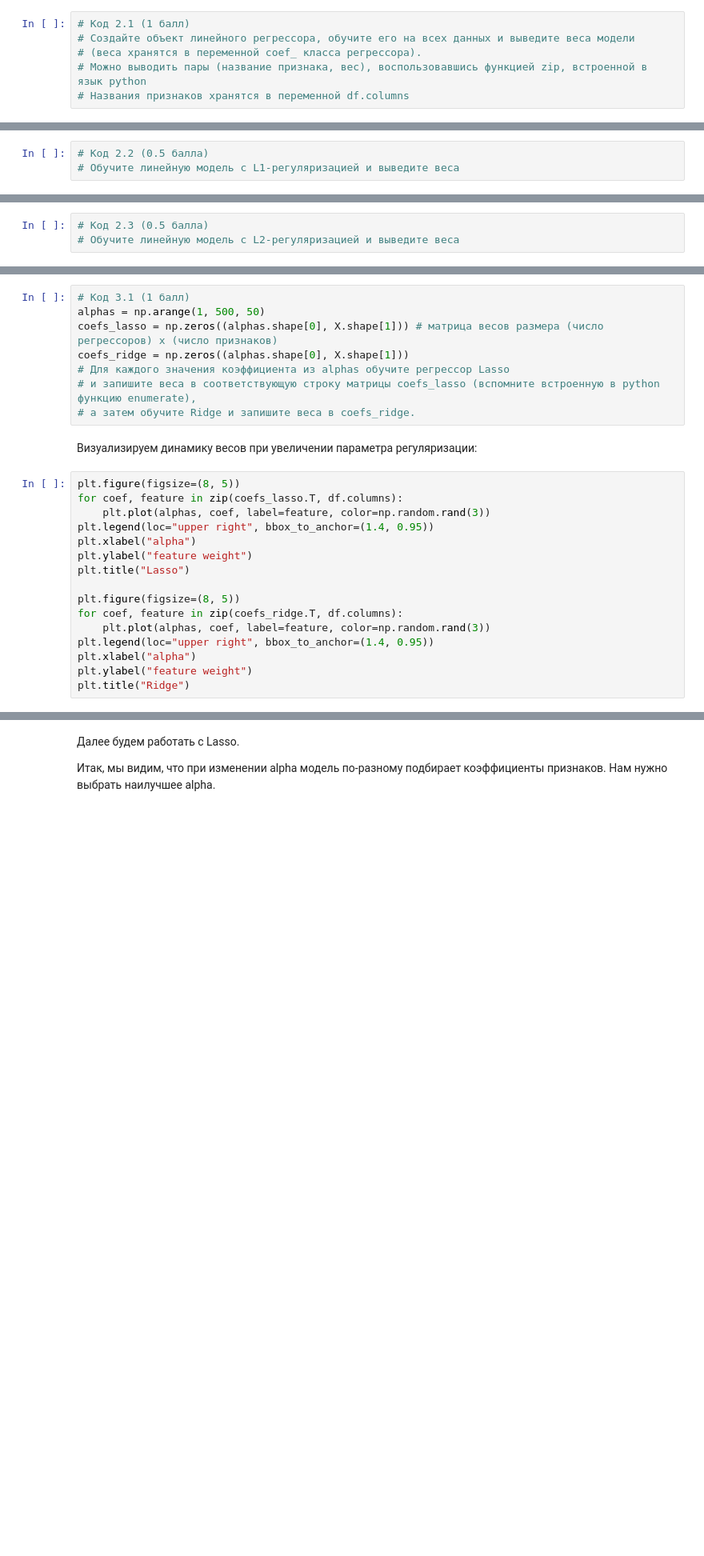
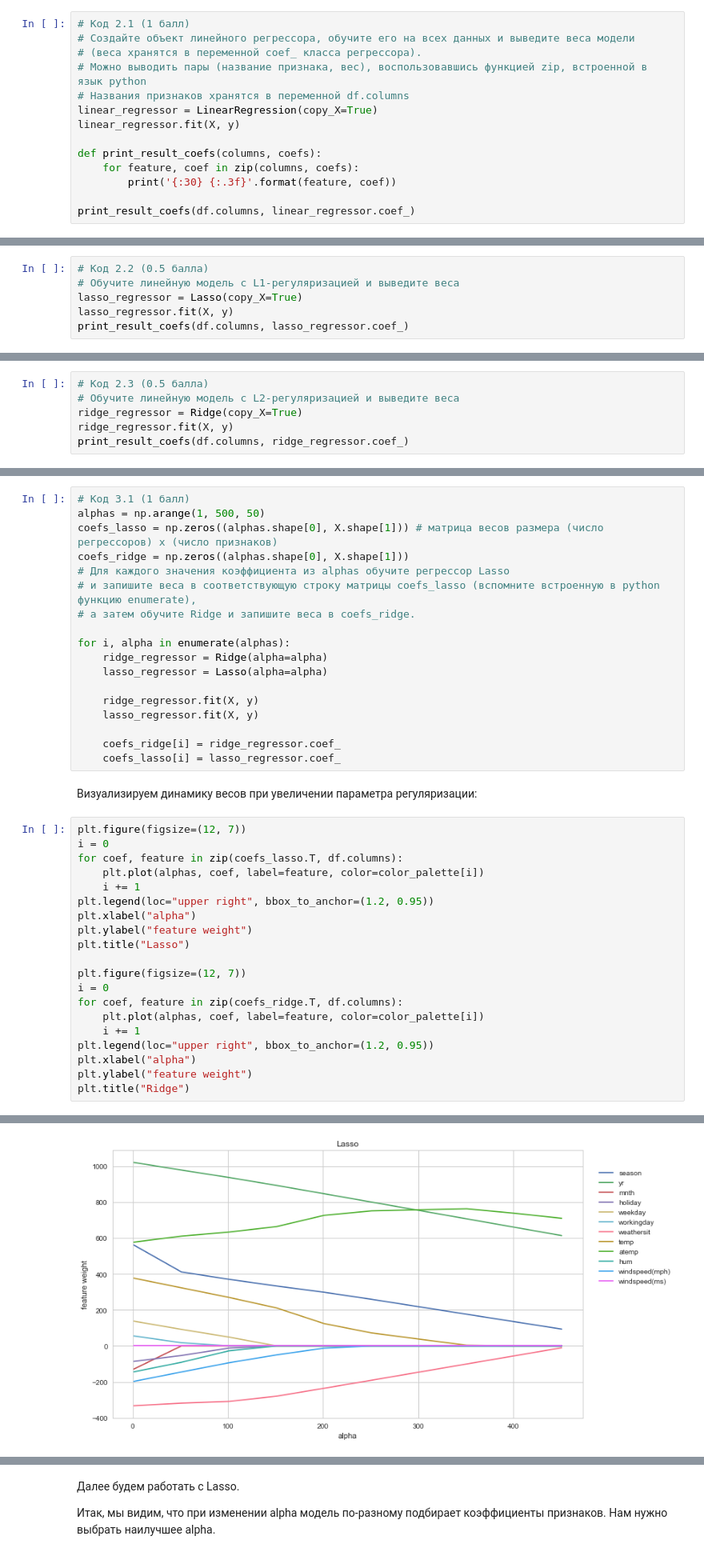
Before and after one commit to pkuderov/mlda-course, a Jupyter notebook: 02. supervised-learning/08. w2a_overfitting_and_regularization.ipynb, the cells around one changed output, grey strips where cells are left out. Shown at 80% size. Drawn from its saved outputs; the diff is of its cells as text; blank space fills up the shorter version.

```diff
--- a/02. supervised-learning/08. w2a_overfitting_and_regularization.ipynb
+++ b/02. supervised-learning/08. w2a_overfitting_and_regularization.ipynb
@@ -94,3 +157,11 @@ from sklearn.linear_model import LinearRegression
 # (веса хранятся в переменной coef_ класса регрессора).
 # Можно выводить пары (название признака, вес), воспользовавшись функцией zip, встроенной в язык python
 # Названия признаков хранятся в переменной df.columns
+linear_regressor = LinearRegression(copy_X=True)
+linear_regressor.fit(X, y)
+
+def print_result_coefs(columns, coefs):
+    for feature, coef in zip(columns, coefs):
+        print('{:30} {:.3f}'.format(feature, coef))
+
+print_result_coefs(df.columns, linear_regressor.coef_)
@@ -113,3 +197,6 @@ from sklearn.linear_model import Lasso, Ridge
 # %%
 # Код 2.2 (0.5 балла)
 # Обучите линейную модель с L1-регуляризацией и выведите веса
+lasso_regressor = Lasso(copy_X=True)
+lasso_regressor.fit(X, y)
+print_result_coefs(df.columns, lasso_regressor.coef_)
@@ -116,3 +216,6 @@ from sklearn.linear_model import Lasso, Ridge
 # %%
 # Код 2.3 (0.5 балла)
 # Обучите линейную модель с L2-регуляризацией и выведите веса
+ridge_regressor = Ridge(copy_X=True)
+ridge_regressor.fit(X, y)
+print_result_coefs(df.columns, ridge_regressor.coef_)
@@ -130,21 +246,36 @@ coefs_ridge = np.zeros((alphas.shape[0], X.shape[1]))
 # Для каждого значения коэффициента из alphas обучите регрессор Lasso
 # и запишите веса в соответствующую строку матрицы coefs_lasso (вспомните встроенную в python функцию enumerate),
 # а затем обучите Ridge и запишите веса в coefs_ridge.
+
+for i, alpha in enumerate(alphas):
+    ridge_regressor = Ridge(alpha=alpha)
+    lasso_regressor = Lasso(alpha=alpha)
+
+    ridge_regressor.fit(X, y)
+    lasso_regressor.fit(X, y)
+
+    coefs_ridge[i] = ridge_regressor.coef_
+    coefs_lasso[i] = lasso_regressor.coef_
 # %% [markdown]
 Визуализируем динамику весов при увеличении параметра регуляризации:
 # %%
-plt.figure(figsize=(8, 5))
+plt.figure(figsize=(12, 7))
+i = 0
 for coef, feature in zip(coefs_lasso.T, df.columns):
-    plt.plot(alphas, coef, label=feature, color=np.random.rand(3))
-plt.legend(loc="upper right", bbox_to_anchor=(1.4, 0.95))
+    plt.plot(alphas, coef, label=feature, color=color_palette[i])
+    i += 1
+plt.legend(loc="upper right", bbox_to_anchor=(1.2, 0.95))
 plt.xlabel("alpha")
 plt.ylabel("feature weight")
 plt.title("Lasso")
 
-plt.figure(figsize=(8, 5))
+plt.figure(figsize=(12, 7))
+i = 0
 for coef, feature in zip(coefs_ridge.T, df.columns):
-    plt.plot(alphas, coef, label=feature, color=np.random.rand(3))
-plt.legend(loc="upper right", bbox_to_anchor=(1.4, 0.95))
+    plt.plot(alphas, coef, label=feature, color=color_palette[i])
+    i += 1
+plt.legend(loc="upper right", bbox_to_anchor=(1.2, 0.95))
 plt.xlabel("alpha")
 plt.ylabel("feature weight")
 plt.title("Ridge")
+# %% [output]
@@ -150,0 +283 @@ plt.title("Ridge")
+[figure, added]
```
Also changed, not shown: parts of 18 cells of this notebook.
